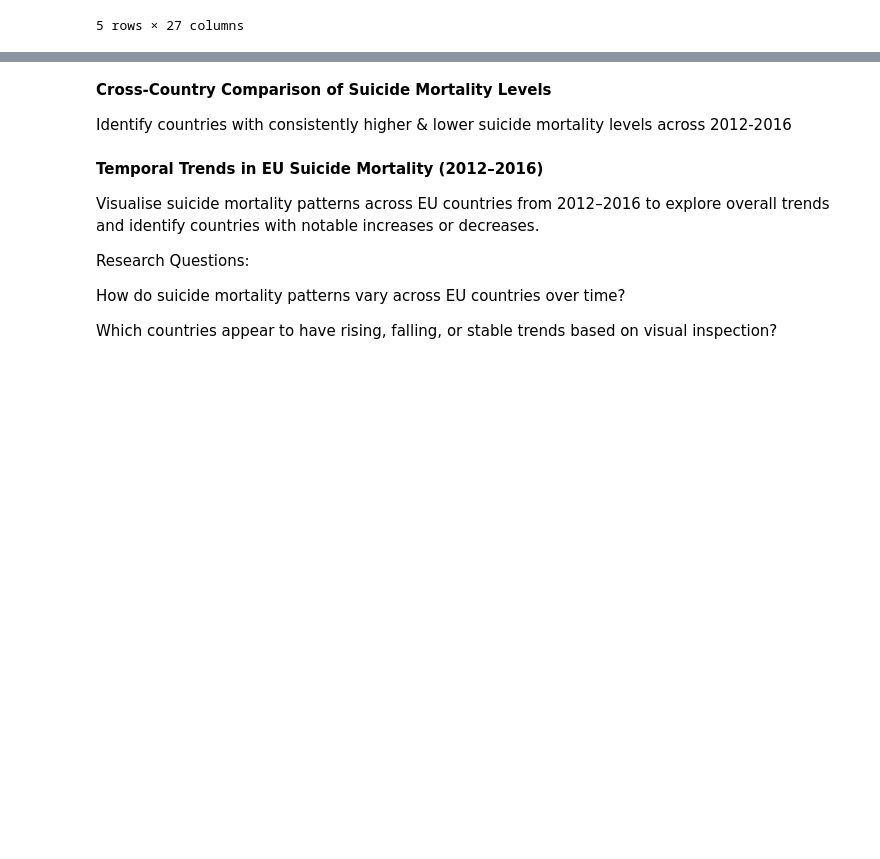
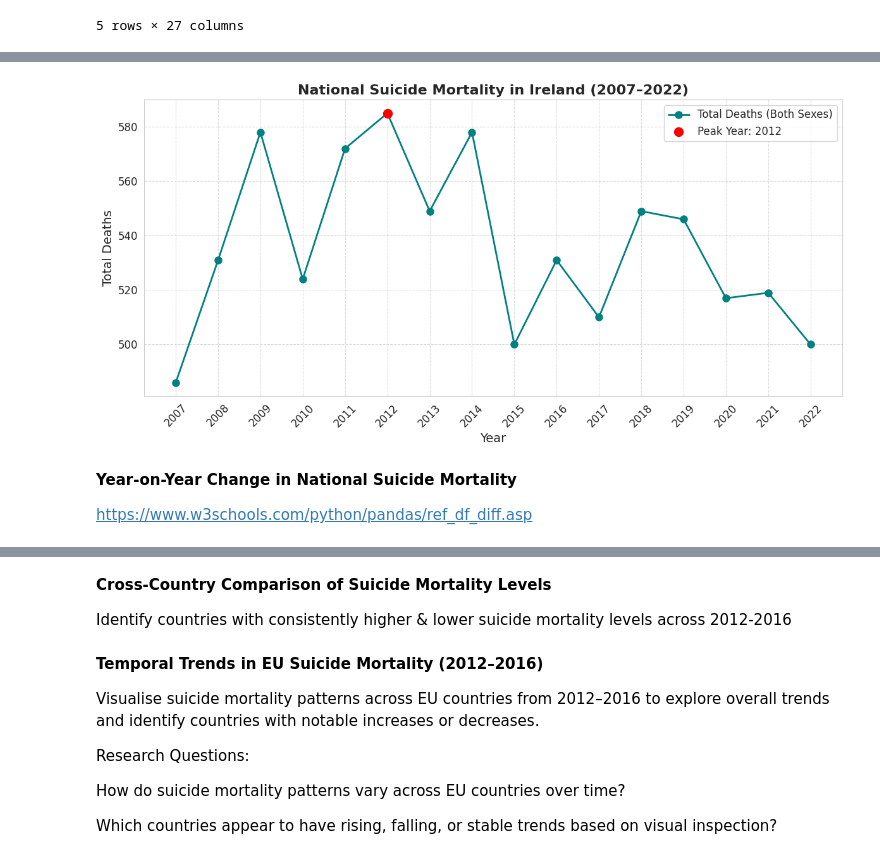
Before and after one commit to NibnabCodes/pfda_project, a Jupyter notebook: analysis.ipynb, the cells around one changed output, grey strips where cells are left out. Drawn from its saved outputs; the diff is of its cells as text; code cells hidden in the pictures; blank space fills up the shorter version.

```diff
--- a/analysis.ipynb
+++ b/analysis.ipynb
@@ -769,0 +781,40 @@ Research Question: How has suicide mortality changed nationally over time?
+# %%
+total_col = ("42", "Both sexes")
+# %%
+sns.set_style("whitegrid")
+
+peak_year = irish_national_mortality[total_col].idxmax()
+peak_value = irish_national_mortality[total_col].max()
+
+plt.figure(figsize=(12, 6))
+
+plt.plot(
+    irish_national_mortality.index,
+    irish_national_mortality[total_col],
+    marker="o",
+    markersize=8,
+    linewidth=2,
+    color="teal",
+    label="Total Deaths (Both Sexes)",
+)
+
+plt.scatter(peak_year, peak_value, color="red", s=100, zorder=5, label=f"Peak Year: {peak_year}")
+
+plt.title(
+    "National Suicide Mortality in Ireland (2007–2022)",
+    fontsize=16,
+    weight="bold",
+)
+plt.xlabel("Year", fontsize=14)
+plt.ylabel("Total Deaths", fontsize=14)
+plt.xticks(irish_national_mortality.index, rotation=45, fontsize=12)
+plt.yticks(fontsize=12)
+plt.grid(True, linestyle="--", alpha=0.7)
+plt.legend(fontsize=12)
+plt.tight_layout()
+# %% [output]
+[figure, added]
+# %% [markdown]
+**Year-on-Year Change in National Suicide Mortality**
+
+https://www.w3schools.com/python/pandas/ref_df_diff.asp
```
Also changed, not shown: parts of 36 cells of this notebook.
